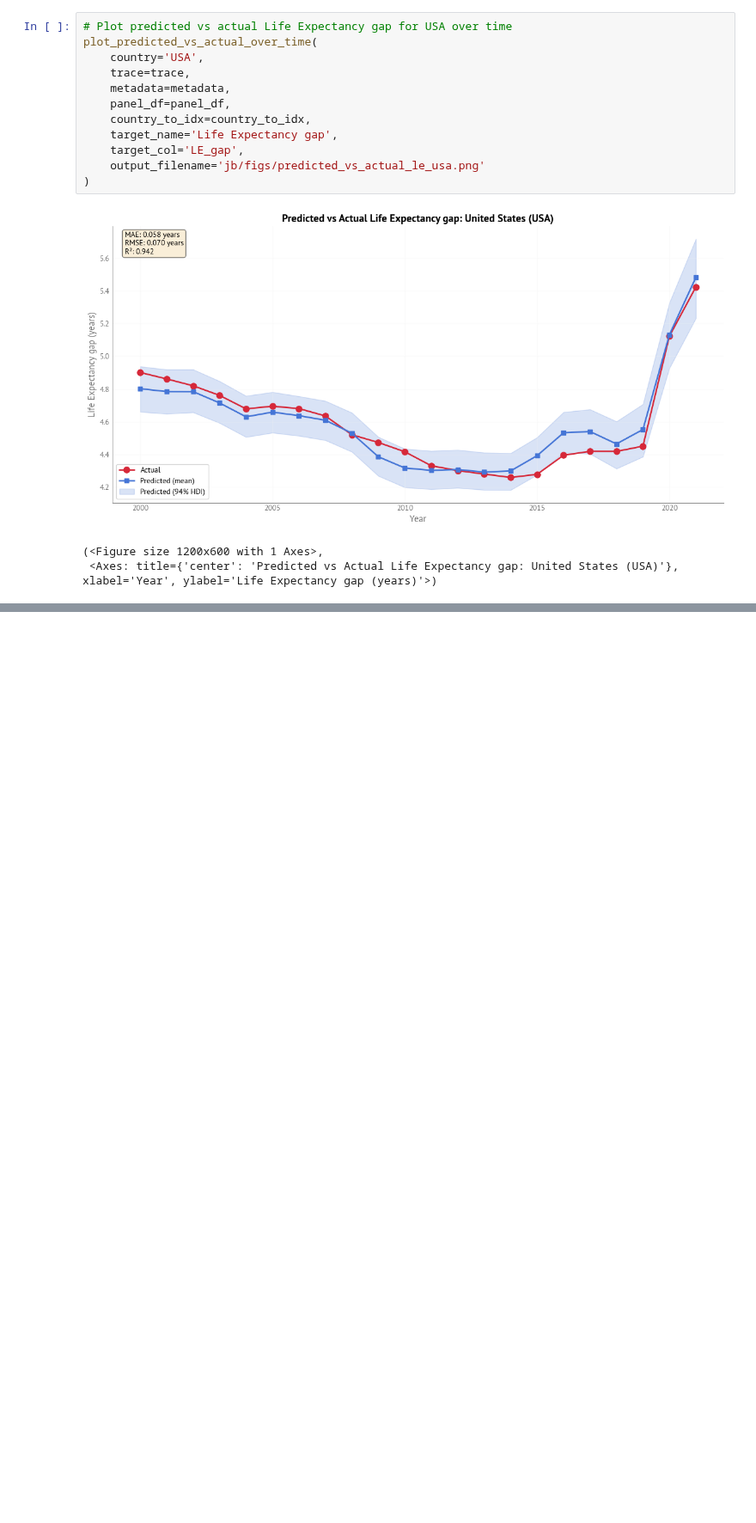
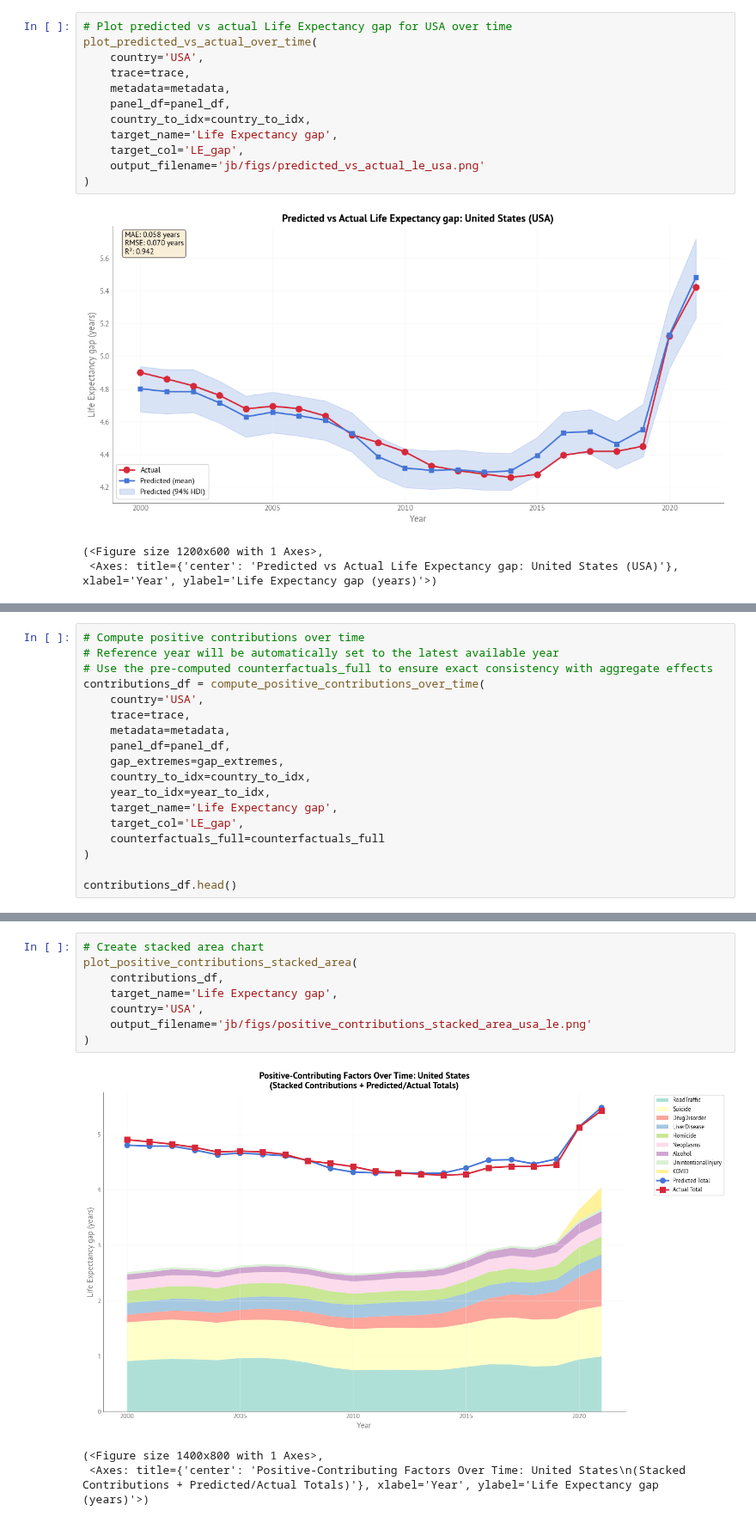
Before and after one commit to AllenDowney/EqualityWEF, a Jupyter notebook: HALE/bayes_counter_le.ipynb, the cells around one changed output, grey strips where cells are left out. Shown at 86% size. Saved outputs shown, nothing was run; the diff lists cells and outputs as text; blank space fills up the shorter version.

```diff
--- a/HALE/bayes_counter_le.ipynb
+++ b/HALE/bayes_counter_le.ipynb
@@ -496,0 +649,18 @@ plot_predicted_vs_actual_over_time(
+# %%
+# Compute positive contributions over time
+# Reference year will be automatically set to the latest available year
+# Use the pre-computed counterfactuals_full to ensure exact consistency with aggregate effects
+contributions_df = compute_positive_contributions_over_time(
+    country='USA',
+    trace=trace,
+    metadata=metadata,
+    panel_df=panel_df,
+    gap_extremes=gap_extremes,
+    country_to_idx=country_to_idx,
+    year_to_idx=year_to_idx,
+    target_name='Life Expectancy gap',
+    target_col='LE_gap',
+    counterfactuals_full=counterfactuals_full
+)
+
+contributions_df.head()
@@ -496,0 +690,12 @@ plot_predicted_vs_actual_over_time(
+# %%
+# Create stacked area chart
+plot_positive_contributions_stacked_area(
+    contributions_df,
+    target_name='Life Expectancy gap',
+    country='USA',
+    output_filename='jb/figs/positive_contributions_stacked_area_usa_le.png'
+)
+# %% [output]
+[figure, added]
+(<Figure size 1400x800 with 1 Axes>,
+ <Axes: title={'center': 'Positive-Contributing Factors Over Time: United States\n(Stacked Contributions + Predicted/Actual Totals)'}, xlabel='Year', ylabel='Life Expectancy gap (years)'>)
```
Also changed, not shown: parts of 15 cells of this notebook, 6 other files.
